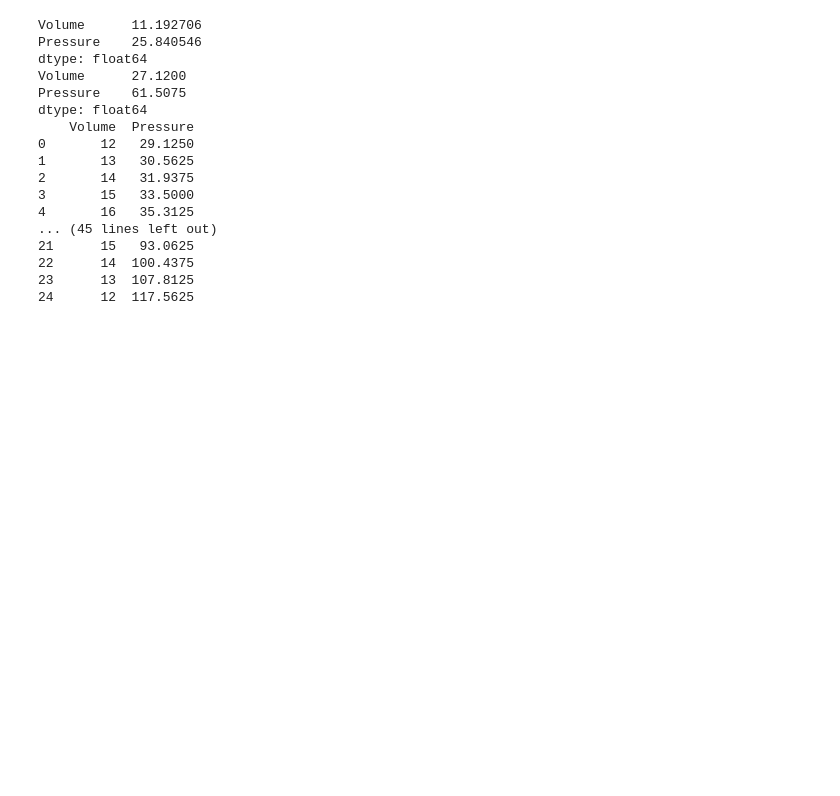
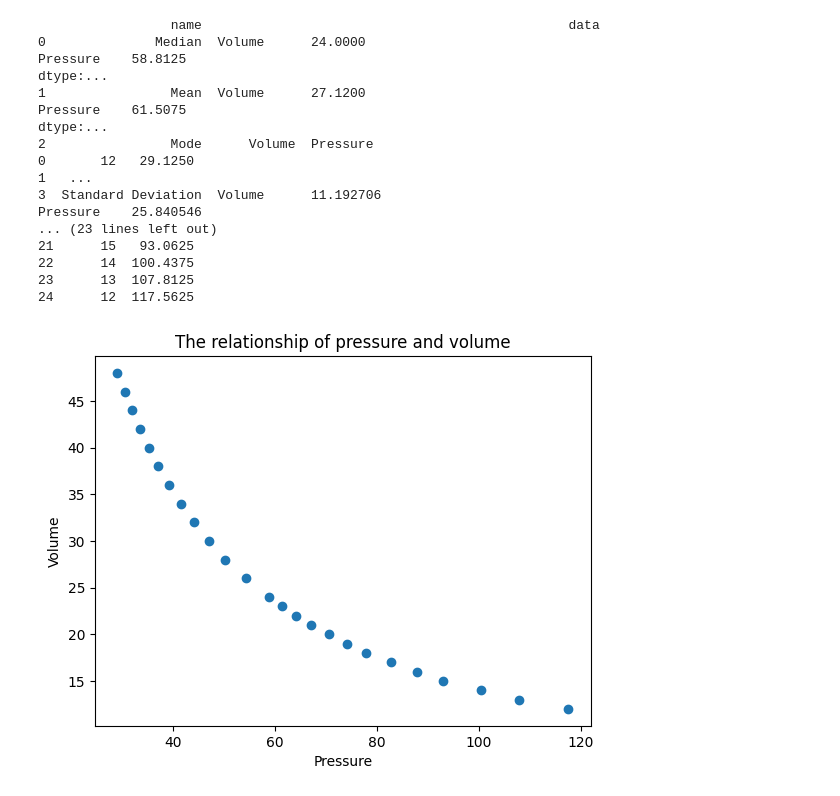
Before and after one commit to Slow-Bo/chem-4050-5050, a Jupyter notebook: homework-1-1.ipynb, the cells around one changed output. Cells and saved outputs as stored; diff of their text form; code cells hidden in the pictures; blank space fills up the shorter version.

```diff
--- a/homework-1-1.ipynb
+++ b/homework-1-1.ipynb
@@ -1,32 +1,55 @@
 # %%
 import pandas as pd
 
+#imports the data and runs calculations on it
 df = pd.read_csv('data/volume_pressure_data.csv')
 dfmed = df.median()
 dfmean = df.mean()
 dfmode = df.mode()
 dfstd = df.std()
 
+#orginizes calculated result, lables it, and stores it as a data frame
+data = {
+    "name": ["Median", "Mean", "Mode", "Standard Deviation"],
+    "data": [dfmed, dfmean, dfmode, dfstd]
+}
+prints = pd.DataFrame(data)
 
-print(dfstd)
-print(dfmean)
-print(dfmode)
-print(dfmed)
+#prints all collected data
+
+print(prints)
+print(df)
 # %% [output]
-Volume      11.192706
+                 name                                               data
+0              Median  Volume      24.0000
+Pressure    58.8125
+dtype:...
+1                Mean  Volume      27.1200
+Pressure    61.5075
+dtype:...
+2                Mode      Volume  Pressure
+0       12   29.1250
+1   ...
+3  Standard Deviation  Volume      11.192706
 Pressure    25.840546
-dtype: float64
-Volume      27.1200
-Pressure    61.5075
-dtype: float64
-    Volume  Pressure
-0       12   29.1250
-1       13   30.5625
-2       14   31.9375
-3       15   33.5000
-4       16   35.3125
-... (45 lines left out)
+... (23 lines left out)
 21      15   93.0625
 22      14  100.4375
 23      13  107.8125
 24      12  117.5625
+# %%
+import matplotlib.pyplot as plt
+import numpy as np
+
+# Calls over data impoted in cell 1
+x = df.Pressure
+y = df.Volume
+
+# Plots data and shows it as a graph
+plt.plot(x, y, "o")
+plt.xlabel('Pressure')
+plt.ylabel('Volume')
+plt.title('The relationship of pressure and volume')
+plt.show()
+# %% [output]
+[figure, added]
```
Also changed, not shown: parts of 1 cell of this notebook.
